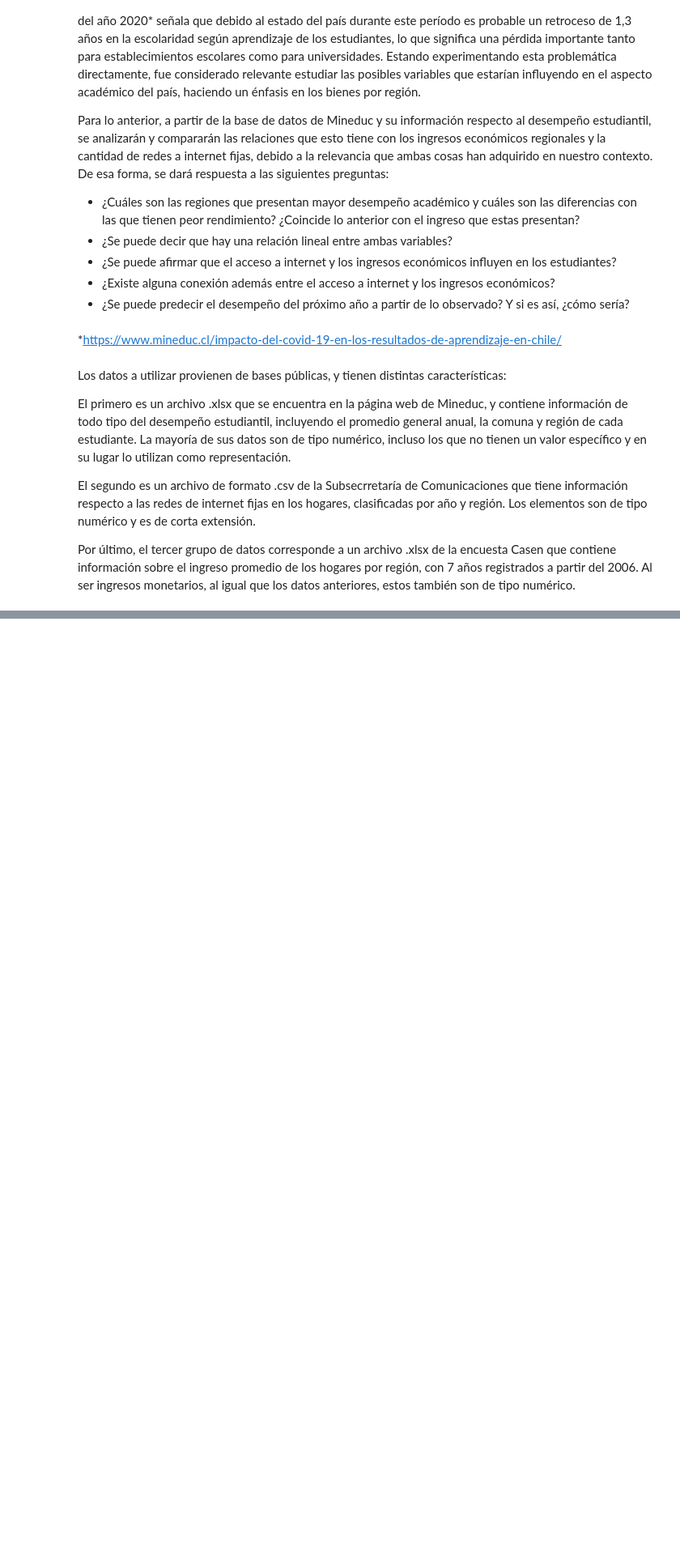
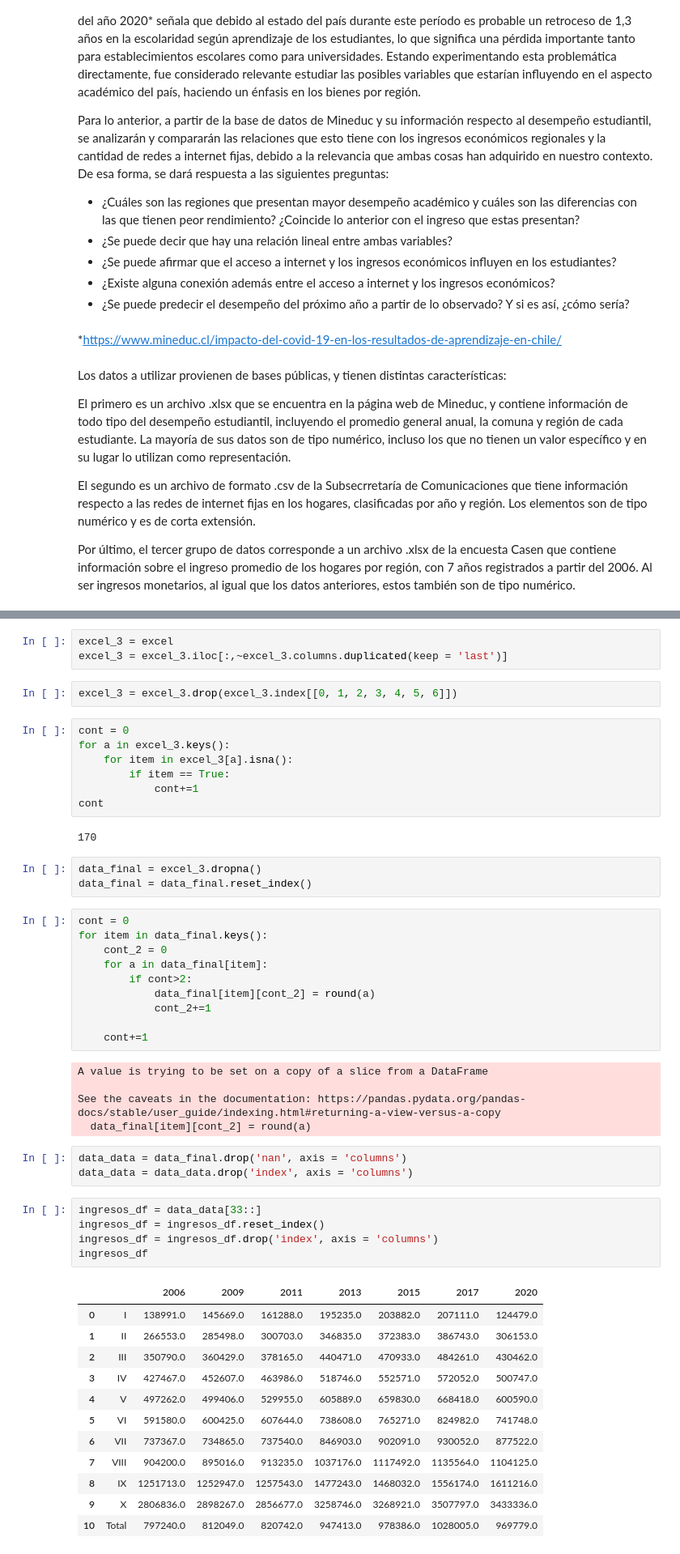
Before and after one commit to MarceVU/Proyecto---Cs-de-Datos, a Jupyter notebook: Proyecto.ipynb, the cells around one changed output, grey strips where cells are left out. Shown at 81% size. Saved outputs shown, nothing was run; the diff lists cells and outputs as text; blank space fills up the shorter version.

```diff
--- a/Proyecto.ipynb
+++ b/Proyecto.ipynb
@@ -23,0 +69,53 @@ Por último, el tercer grupo de datos corresponde a un archivo .xlsx de la encue
+# %%
+excel_3 = excel
+excel_3 = excel_3.iloc[:,~excel_3.columns.duplicated(keep = 'last')]
+# %%
+excel_3 = excel_3.drop(excel_3.index[[0, 1, 2, 3, 4, 5, 6]])
+# %%
+cont = 0
+for a in excel_3.keys():
+    for item in excel_3[a].isna():
+        if item == True:
+            cont+=1
+cont
+# %% [output]
+170
+# %%
+data_final = excel_3.dropna()
+data_final = data_final.reset_index()
+# %%
+cont = 0
+for item in data_final.keys():
+    cont_2 = 0
+    for a in data_final[item]:
+        if cont>2:
+            data_final[item][cont_2] = round(a)
+            cont_2+=1
+
+    cont+=1
+# %% [output]
+A value is trying to be set on a copy of a slice from a DataFrame
+
+See the caveats in the documentation: https://pandas.pydata.org/pandas-docs/stable/user_guide/indexing.html#returning-a-view-versus-a-copy
+  data_final[item][cont_2] = round(a)
+# %%
+data_data = data_final.drop('nan', axis = 'columns')
+data_data = data_data.drop('index', axis = 'columns')
+# %%
+ingresos_df = data_data[33::]
+ingresos_df = ingresos_df.reset_index()
+ingresos_df = ingresos_df.drop('index', axis = 'columns')
+ingresos_df
+# %% [output]
+|  |  | 2006 | 2009 | 2011 | 2013 | 2015 | 2017 | 2020 |
+| 0 | I | 138991.0 | 145669.0 | 161288.0 | 195235.0 | 203882.0 | 207111.0 | 124479.0 |
+| 1 | II | 266553.0 | 285498.0 | 300703.0 | 346835.0 | 372383.0 | 386743.0 | 306153.0 |
+| 2 | III | 350790.0 | 360429.0 | 378165.0 | 440471.0 | 470933.0 | 484261.0 | 430462.0 |
+| 3 | IV | 427467.0 | 452607.0 | 463986.0 | 518746.0 | 552571.0 | 572052.0 | 500747.0 |
+| 4 | V | 497262.0 | 499406.0 | 529955.0 | 605889.0 | 659830.0 | 668418.0 | 600590.0 |
+| 5 | VI | 591580.0 | 600425.0 | 607644.0 | 738608.0 | 765271.0 | 824982.0 | 741748.0 |
+| 6 | VII | 737367.0 | 734865.0 | 737540.0 | 846903.0 | 902091.0 | 930052.0 | 877522.0 |
+| 7 | VIII | 904200.0 | 895016.0 | 913235.0 | 1037176.0 | 1117492.0 | 1135564.0 | 1104125.0 |
+| 8 | IX | 1251713.0 | 1252947.0 | 1257543.0 | 1477243.0 | 1468032.0 | 1556174.0 | 1611216.0 |
+| 9 | X | 2806836.0 | 2898267.0 | 2856677.0 | 3258746.0 | 3268921.0 | 3507797.0 | 3433336.0 |
+| 10 | Total | 797240.0 | 812049.0 | 820742.0 | 947413.0 | 978386.0 | 1028005.0 | 969779.0 |
```
Also changed, not shown: parts of 23 cells of this notebook.
